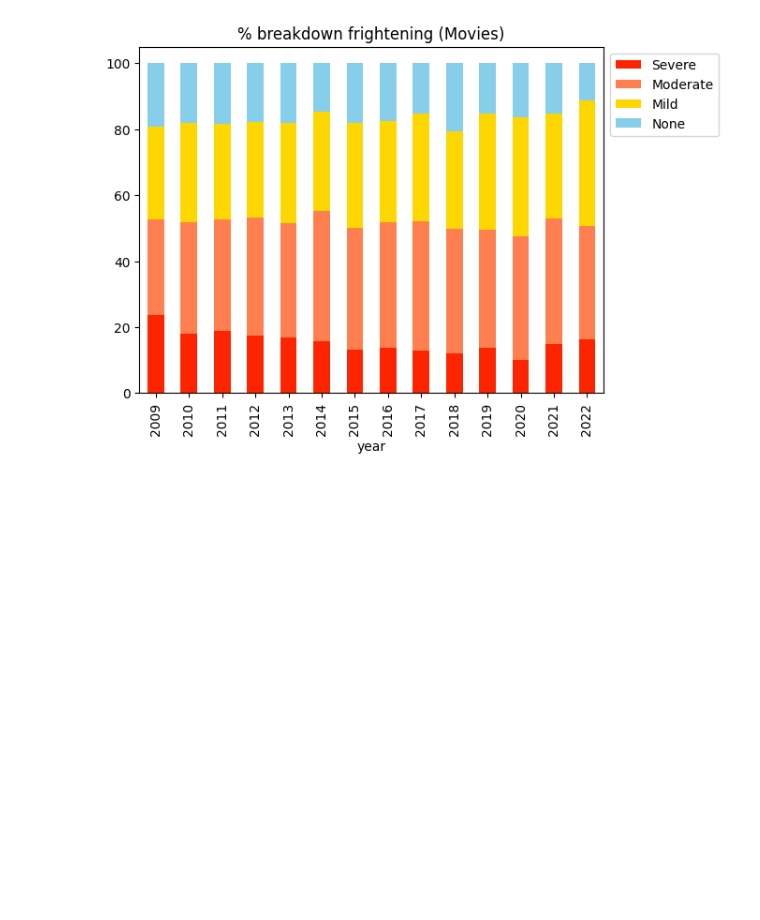
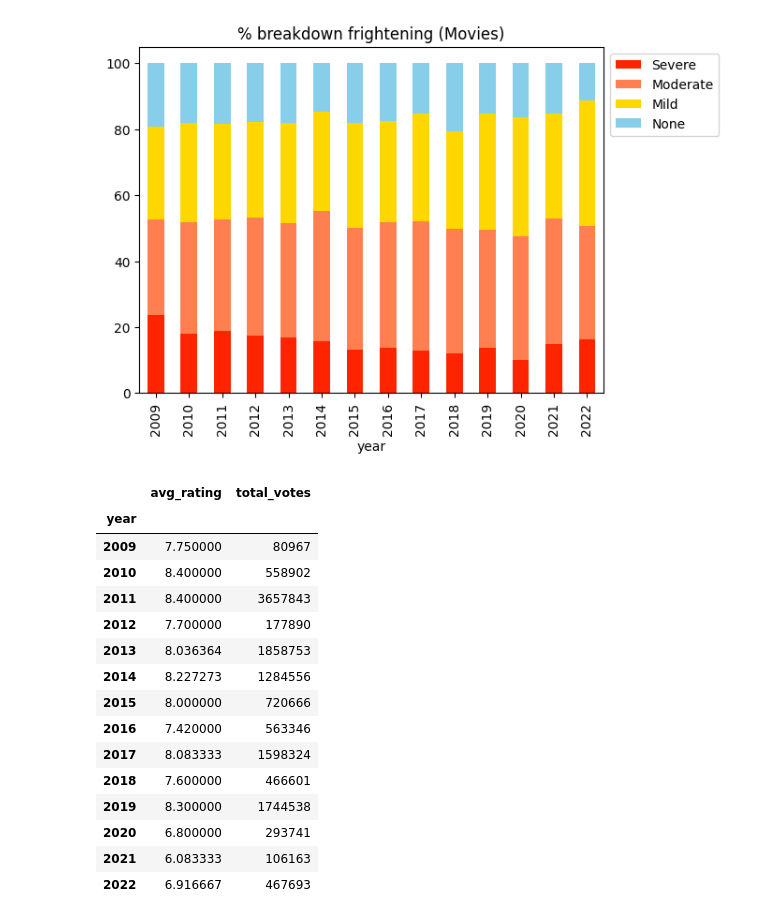
Before and after one commit to akshaydewan/GoT_Effect, a Jupyter notebook: analysis.ipynb, the cells around one changed output. Drawn from its saved outputs; the diff is of its cells as text; code cells hidden in the pictures; blank space fills up the shorter version.

```diff
--- a/analysis.ipynb
+++ b/analysis.ipynb
@@ -83,3 +83,24 @@ for advisory_type in ['nudity', 'violence', 'profanity', 'alcohol', 'frightening
 [figure]
 [figure]
 [figure]
+# %%
+# Average ratings by year where nudity = severe
+df_nudity_avg_rating = pd.read_csv('tv_ratings_nudity_severe.csv', index_col=0)
+df_nudity_avg_rating
+# %% [output]
+|  | avg_rating | total_votes |
+| year |  |  |
+| 2009 | 7.750000 | 80967 |
+| 2010 | 8.400000 | 558902 |
+| 2011 | 8.400000 | 3657843 |
+| 2012 | 7.700000 | 177890 |
+| 2013 | 8.036364 | 1858753 |
+| 2014 | 8.227273 | 1284556 |
+| 2015 | 8.000000 | 720666 |
+| 2016 | 7.420000 | 563346 |
+| 2017 | 8.083333 | 1598324 |
+| 2018 | 7.600000 | 466601 |
+| 2019 | 8.300000 | 1744538 |
+| 2020 | 6.800000 | 293741 |
+| 2021 | 6.083333 | 106163 |
+| 2022 | 6.916667 | 467693 |
```
Also changed, not shown: parts of 1 cell of this notebook, 1 other file.
